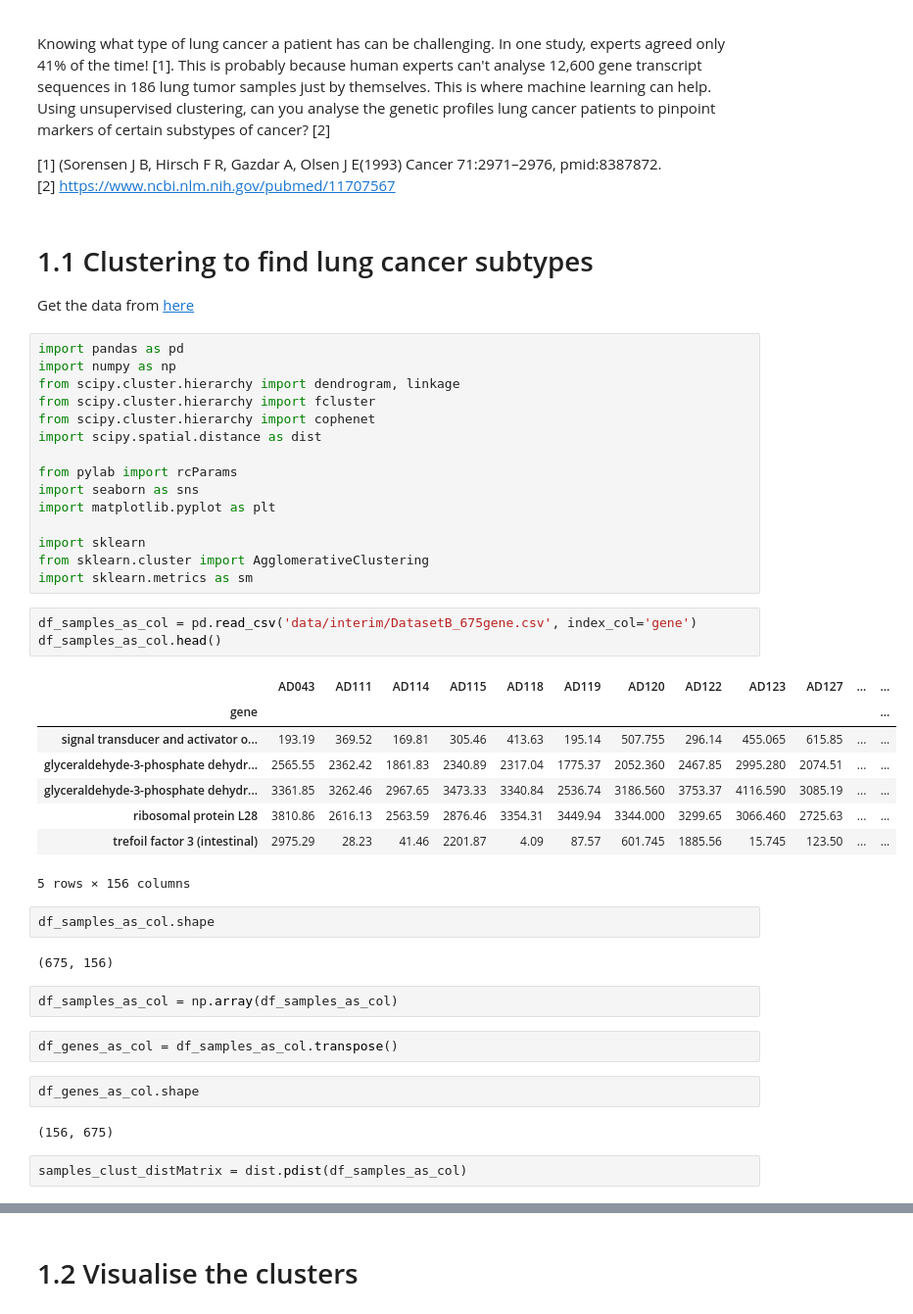
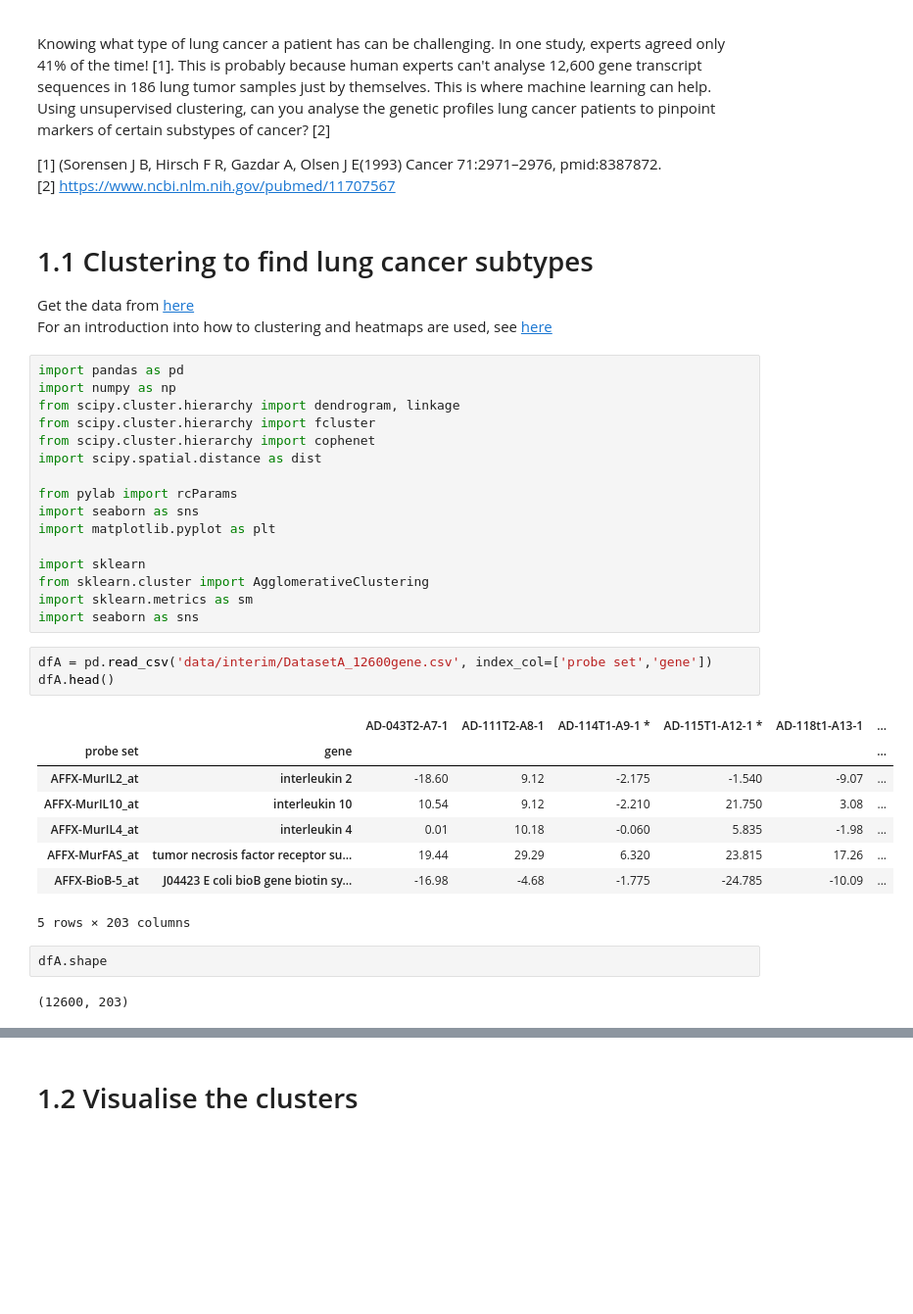
Before and after one commit to jeannefukumaru/aiap_02_unsupervised, a Jupyter notebook: clustering_cancer.ipynb, the cells around one changed output, grey strips where cells are left out. Shown at 98% size. Saved outputs shown, nothing was run; the diff lists cells and outputs as text; blank space fills up the shorter version.

```diff
--- a/clustering_cancer.ipynb
+++ b/clustering_cancer.ipynb
@@ -12,7 +12,8 @@ Knowing what type of lung cancer a patient has can be challenging. In one study,
 # %% [markdown]
 # 1.1 Clustering to find lung cancer subtypes
 
-Get the data from [here](pubs.broadinstitute.org/mpr/projects/LUNG/DatasetB_675gene.txt.gz)
+Get the data from [here]()
+For an introduction into how to clustering and heatmaps are used, see [here](http://genomicsclass.github.io/book/pages/clustering_and_heatmaps.html)
 # %%
 import pandas as pd
 import numpy as np
@@ -28,29 +29,20 @@ import matplotlib.pyplot as plt
 import sklearn
 from sklearn.cluster import AgglomerativeClustering
 import sklearn.metrics as sm
+import seaborn as sns
 # %%
-df_samples_as_col = pd.read_csv('data/interim/DatasetB_675gene.csv', index_col='gene')
-df_samples_as_col.head()
+dfA = pd.read_csv('data/interim/DatasetA_12600gene.csv', index_col=['probe set','gene'])
+dfA.head()
 # %% [output]
-|  | AD043 | AD111 | AD114 | AD115 | AD118 | AD119 | AD120 | AD122 | AD123 | AD127 | ... | ... |
-| gene |  |  |  |  |  |  |  |  |  |  |  | ... |
-| signal transducer and activator o... | 193.19 | 369.52 | 169.81 | 305.46 | 413.63 | 195.14 | 507.755 | 296.14 | 455.065 | 615.85 | ... | ... |
-| glyceraldehyde-3-phosphate dehydr... | 2565.55 | 2362.42 | 1861.83 | 2340.89 | 2317.04 | 1775.37 | 2052.360 | 2467.85 | 2995.280 | 2074.51 | ... | ... |
-| glyceraldehyde-3-phosphate dehydr... | 3361.85 | 3262.46 | 2967.65 | 3473.33 | 3340.84 | 2536.74 | 3186.560 | 3753.37 | 4116.590 | 3085.19 | ... | ... |
-| ribosomal protein L28 | 3810.86 | 2616.13 | 2563.59 | 2876.46 | 3354.31 | 3449.94 | 3344.000 | 3299.65 | 3066.460 | 2725.63 | ... | ... |
-| trefoil factor 3 (intestinal) | 2975.29 | 28.23 | 41.46 | 2201.87 | 4.09 | 87.57 | 601.745 | 1885.56 | 15.745 | 123.50 | ... | ... |
+|  |  | AD-043T2-A7-1 | AD-111T2-A8-1 | AD-114T1-A9-1 * | AD-115T1-A12-1 * | AD-118t1-A13-1 | ... |
+| probe set | gene |  |  |  |  |  | ... |
+| AFFX-MurIL2_at | interleukin 2 | -18.60 | 9.12 | -2.175 | -1.540 | -9.07 | ... |
+| AFFX-MurIL10_at | interleukin 10 | 10.54 | 9.12 | -2.210 | 21.750 | 3.08 | ... |
+| AFFX-MurIL4_at | interleukin 4 | 0.01 | 10.18 | -0.060 | 5.835 | -1.98 | ... |
+| AFFX-MurFAS_at | tumor necrosis factor receptor su... | 19.44 | 29.29 | 6.320 | 23.815 | 17.26 | ... |
+| AFFX-BioB-5_at | J04423 E coli bioB gene biotin sy... | -16.98 | -4.68 | -1.775 | -24.785 | -10.09 | ... |
-5 rows × 156 columns
+5 rows × 203 columns
 # %%
-df_samples_as_col.shape
+dfA.shape
 # %% [output]
-(675, 156)
+(12600, 203)
-# %%
-df_samples_as_col = np.array(df_samples_as_col)
-# %%
-df_genes_as_col = df_samples_as_col.transpose()
-# %%
-df_genes_as_col.shape
-# %% [output]
-(156, 675)
-# %%
-samples_clust_distMatrix = dist.pdist(df_samples_as_col)
```
Also changed, not shown: parts of 16 cells of this notebook, 1 other file.
